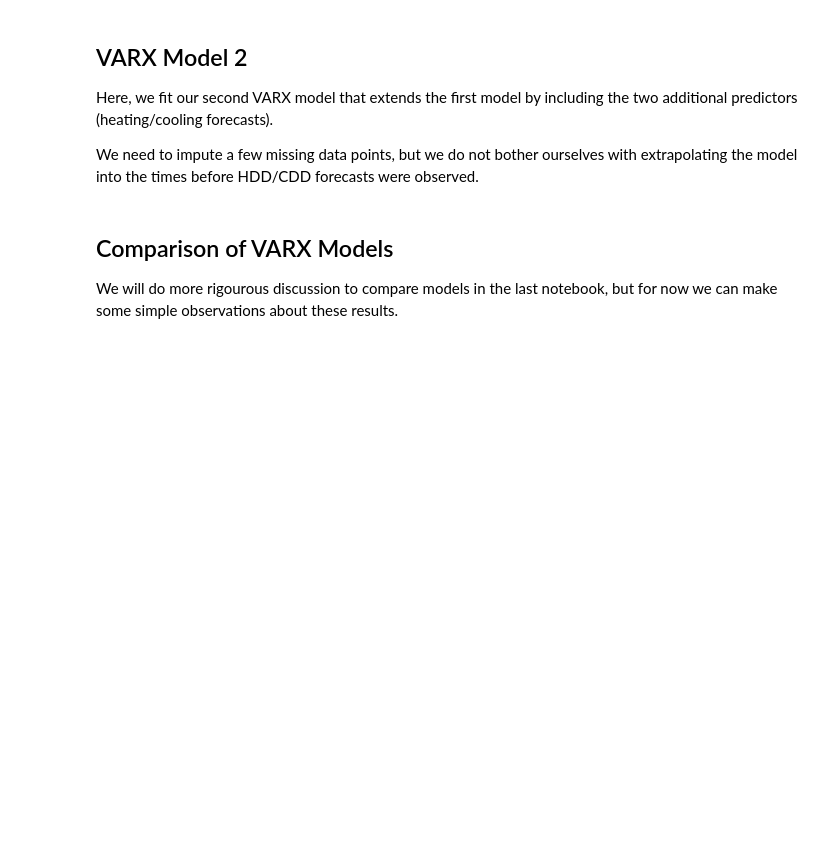
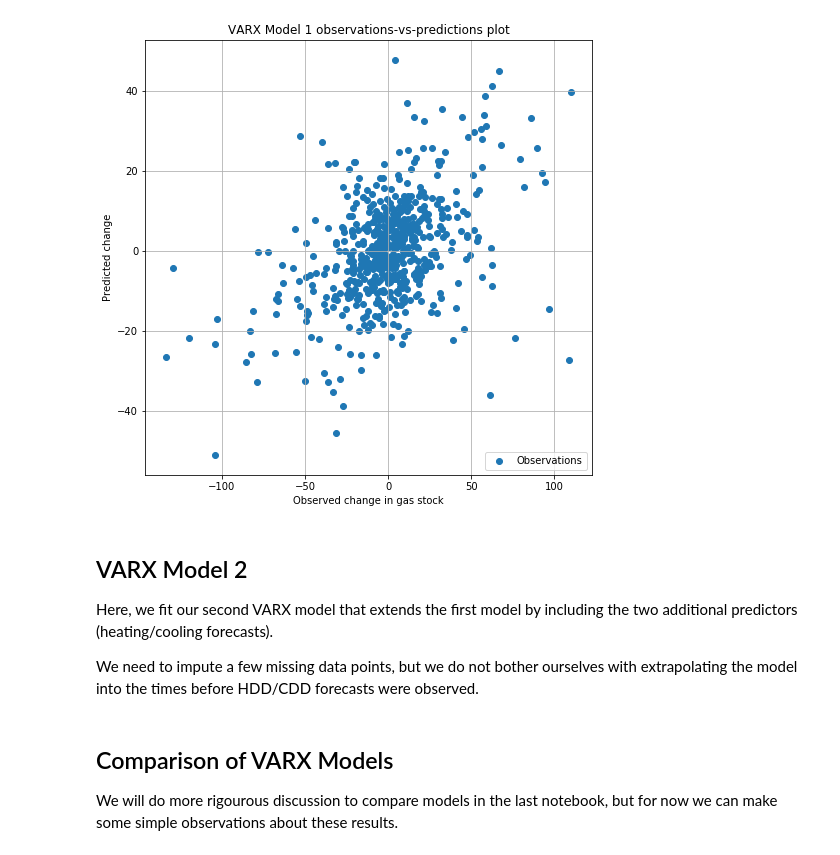
Before and after one commit to KurtButler/AMS520-Project, a Jupyter notebook: Notebooks/Linear Models - Gas.ipynb, the cells around one changed output. Cells and saved outputs as stored; diff of their text form; code cells hidden in the pictures; blank space fills up the shorter version.

```diff
--- a/Notebooks/Linear Models - Gas.ipynb
+++ b/Notebooks/Linear Models - Gas.ipynb
@@ -17,3 +159,15 @@ Here, we fit our first VARX model that uses stocks and airport temperatures to f
+# %%
+# Scatterplot results
+plt.figure(figsize=(8, 8))
+plt.scatter(y,yp)
+plt.grid('on')
+plt.legend(['Observations','Linear Fit'], loc='lower right')
+plt.title('VARX Model 1 observations-vs-predictions plot')
+plt.xlabel('Observed change in gas stock')
+plt.ylabel('Predicted change')
+plt.show()
+# %% [output]
+[figure, added]
 # %% [markdown]
 ## VARX Model 2
 Here, we fit our second VARX model that extends the first model by including the two additional predictors (heating/cooling forecasts).
```
Also changed, not shown: parts of 14 cells of this notebook.
